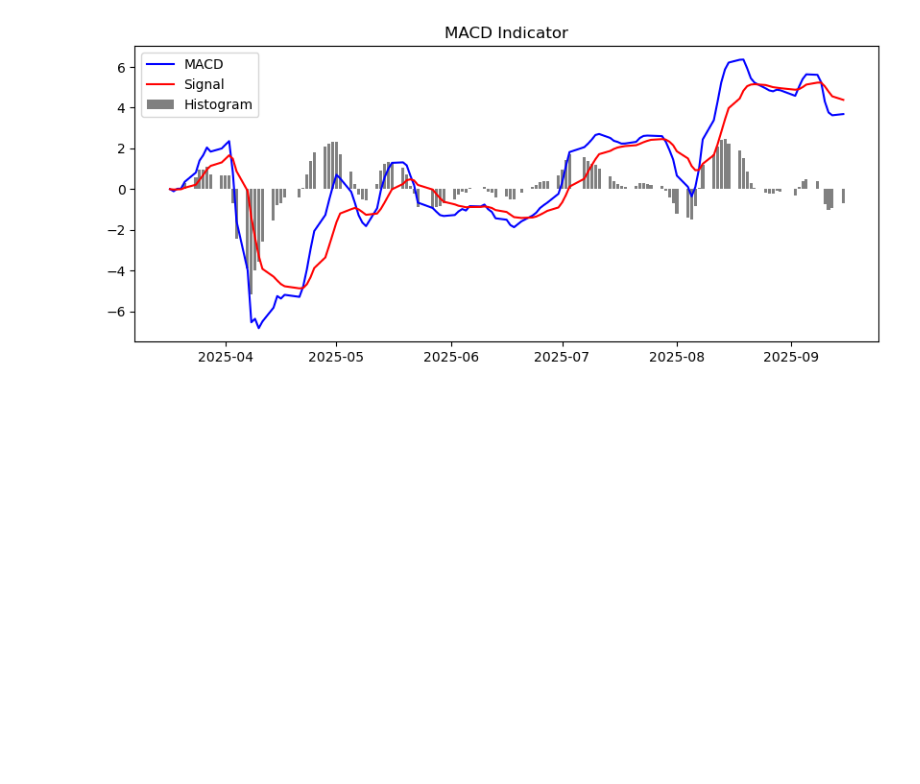
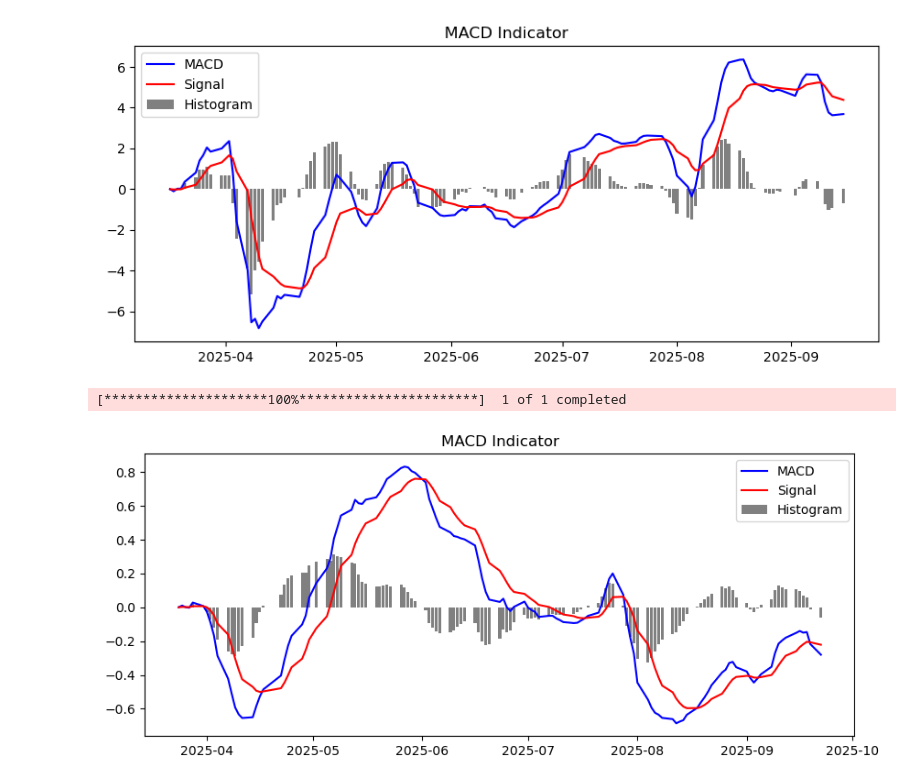
Before and after one commit to ejung2017/pandaspractice, a Jupyter notebook: lesson_0916.ipynb, the cells around one changed output. Cells and saved outputs as stored; diff of their text form; code cells hidden in the pictures; blank space fills up the shorter version.

```diff
--- a/lesson_0916.ipynb
+++ b/lesson_0916.ipynb
@@ -159,3 +203,32 @@ plt.show()
 # %% [output]
 [*********************100%***********************]  1 of 1 completed
 [figure]
+# %%
+import yfinance as yf
+import matplotlib.pyplot as plt
+
+df = yf.download("UMG.AS", period="6mo", auto_adjust=True)
+
+# EMA 함수
+def EMA(series, n):
+    return series.ewm(span=n, adjust=False).mean()
+
+# MACD 계산
+df["EMA12"] = EMA(df["Close"], 12)
+df["EMA26"] = EMA(df["Close"], 26)
+df["MACD"] = df["EMA12"] - df["EMA26"]
+df["Signal"] = EMA(df["MACD"], 9)
+df["Hist"] = df["MACD"] - df["Signal"]
+
+# 시각화
+plt.figure(figsize=(10,4))
+# plt.plot(df.index, df["Close"], label="price", color="green")
+
+plt.plot(df.index, df["MACD"], label="MACD", color="blue")
+plt.plot(df.index, df["Signal"], label="Signal", color="red")
+plt.bar(df.index, df["Hist"], label="Histogram", color="gray")
+plt.legend(); plt.title("MACD Indicator")
+plt.show()
+# %% [output]
+[*********************100%***********************]  1 of 1 completed
+[figure, added]
```
Also changed, not shown: parts of 3 cells of this notebook.
